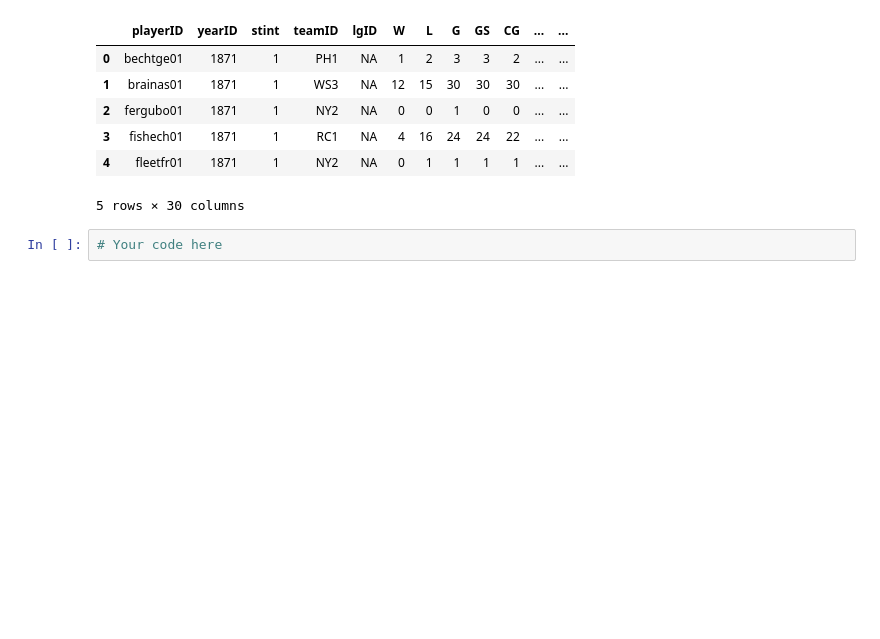
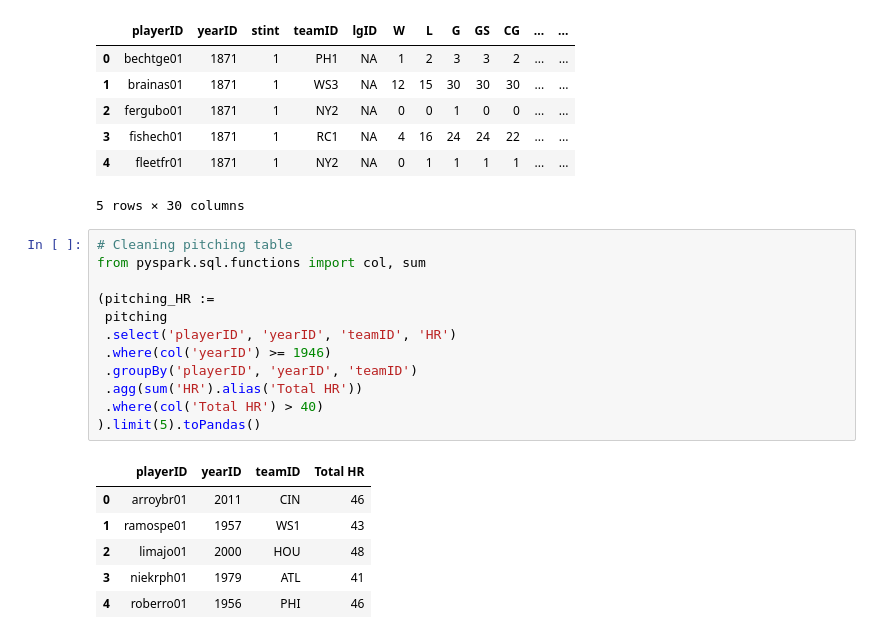
Before and after one commit to ShoSato-047/DSCI_326_module_4_lazy_operations, a Jupyter notebook: 4_3_data_verbs_in_pyspark.ipynb, the cells around one changed output. Saved outputs shown, nothing was run; the diff lists cells and outputs as text; blank space fills up the shorter version.

```diff
--- a/4_3_data_verbs_in_pyspark.ipynb
+++ b/4_3_data_verbs_in_pyspark.ipynb
@@ -597,4 +597,21 @@ Determine all the players that have hit more than 40 home runs in a season in th
 | 4 | fleetfr01 | 1871 | 1 | NY2 | NA | 0 | 1 | 1 | 1 | 1 | ... | ... |
 5 rows × 30 columns
 # %%
-# Your code here
+# Cleaning pitching table
+from pyspark.sql.functions import col, sum
+
+(pitching_HR :=
+ pitching
+ .select('playerID', 'yearID', 'teamID', 'HR')
+ .where(col('yearID') >= 1946)
+ .groupBy('playerID', 'yearID', 'teamID')
+ .agg(sum('HR').alias('Total HR'))
+ .where(col('Total HR') > 40)
+).limit(5).toPandas()
+# %% [output]
+|  | playerID | yearID | teamID | Total HR |
+| 0 | arroybr01 | 2011 | CIN | 46 |
+| 1 | ramospe01 | 1957 | WS1 | 43 |
+| 2 | limajo01 | 2000 | HOU | 48 |
+| 3 | niekrph01 | 1979 | ATL | 41 |
+| 4 | roberro01 | 1956 | PHI | 46 |
```
Also changed, not shown: parts of 5 cells of this notebook.
